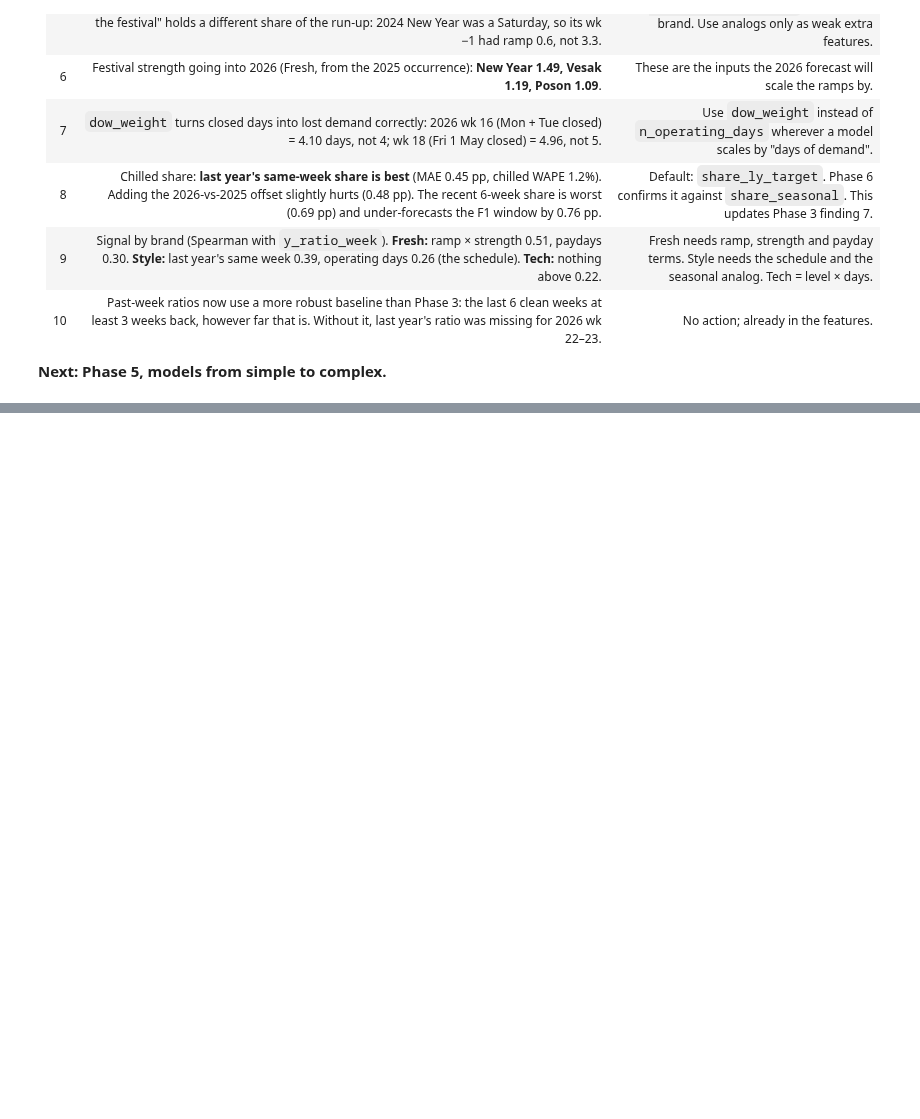
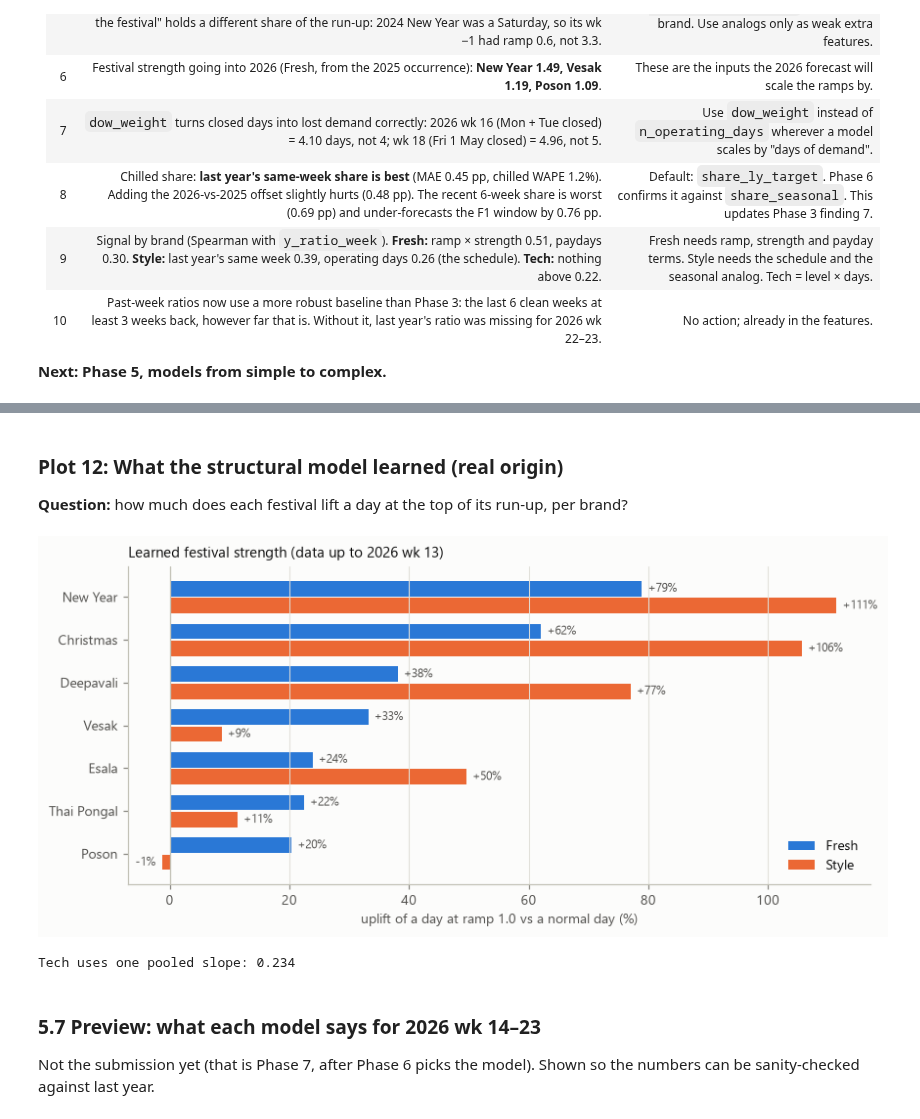
Before and after one commit to kanishkapg/demand_forecast, a Jupyter notebook: notebooks/task2a.ipynb, the cells around one changed output, grey strips where cells are left out. Cells and saved outputs as stored; diff of their text form; code cells hidden in the pictures; blank space fills up the shorter version.

```diff
--- a/notebooks/task2a.ipynb
+++ b/notebooks/task2a.ipynb
@@ -1888,0 +2343,30 @@ corr.reindex(corr.abs().max(axis=1).sort_values(ascending=False).index).head(18)
+# %% [markdown]
+### Plot 12: What the structural model learned (real origin)
+**Question:** how much does each festival lift a day at the top of its run-up, per brand?
+# %%
+m = STRUCT_FITS[ORIGIN_IDX]
+bt = m["bF"].unstack("brand")[["Fresh", "Style"]]
+bt = bt.loc[bt.Fresh.sort_values().index]
+fig, ax = plt.subplots(figsize=(8, 3.8))
+y = np.arange(len(bt))
+for k, (b, off) in enumerate([("Fresh", 0.2), ("Style", -0.2)]):
+    ax.barh(y + off, 100 * bt[b], height=0.36, color=BRAND_COLOR[b], label=b)
+    for yi, v in zip(y + off, bt[b]):
+        ax.text(100 * v + (1 if v >= 0 else -1), yi, f"{100 * v:+.0f}%", va="center", ha="left" if v >= 0 else "right",
+                fontsize=8, color=INK2)
+ax.set_yticks(y, [s.replace("_", " ").title() for s in bt.index])
+ax.axvline(0, color=AXIS, lw=0.8)
+ax.grid(axis="y", visible=False)
+ax.grid(axis="x")
+ax.set_xlabel("uplift of a day at ramp 1.0 vs a normal day (%)")
+ax.legend(loc="lower right")
+ax.set_title("Learned festival strength (data up to 2026 wk 13)", loc="left")
+fig.tight_layout()
+save(fig, "p5_02_festival_slopes")
+print("Tech uses one pooled slope:", round(m["bP"]["Tech"], 3))
+# %% [output]
+[figure, added]
+Tech uses one pooled slope: 0.234
+# %% [markdown]
+### 5.7 Preview: what each model says for 2026 wk 14–23
+Not the submission yet (that is Phase 7, after Phase 6 picks the model). Shown so the numbers can be sanity-checked against last year.
```
Also changed, not shown: parts of 60 cells of this notebook, 12 other files.
